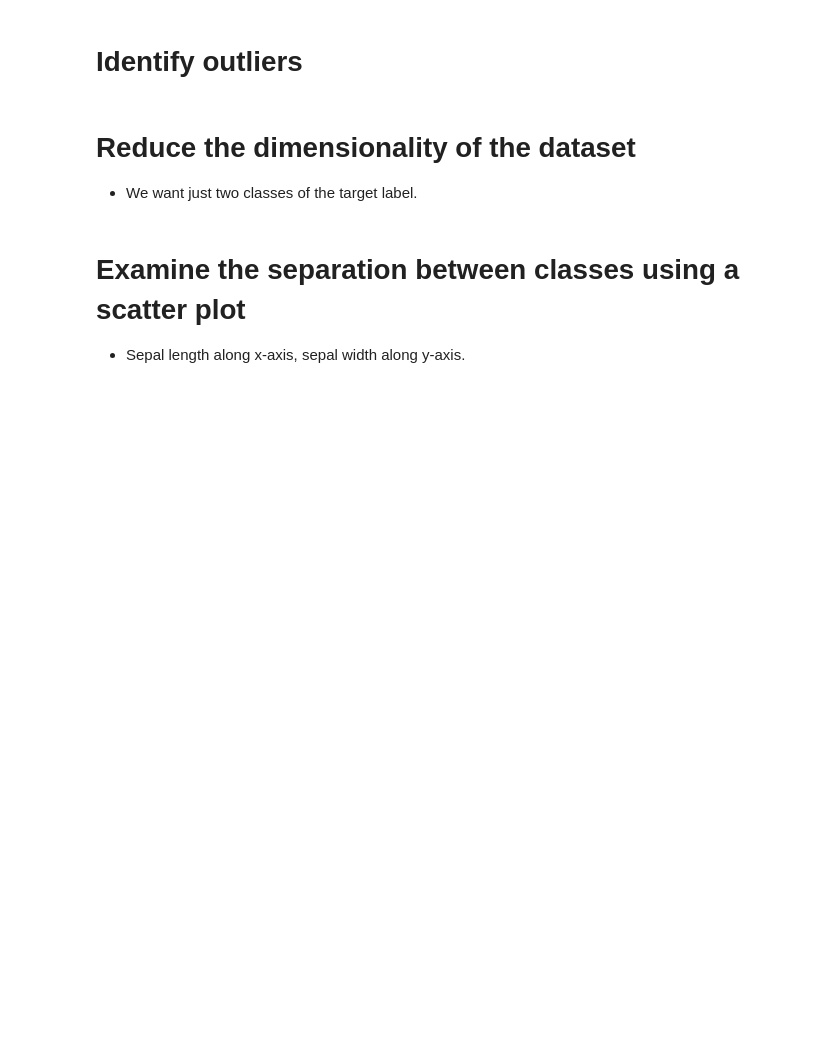
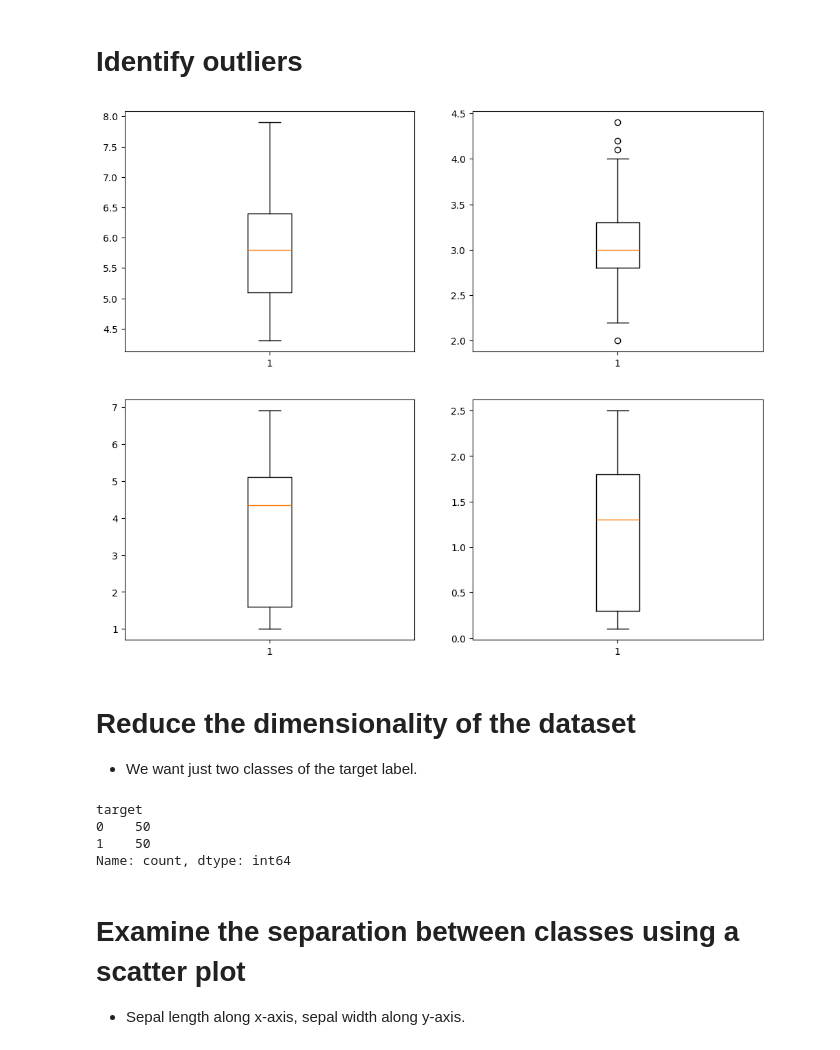
Before and after one commit to Tuwaiq-Data-Science-Bootcamp-V5/SVM_Lab1, a Jupyter notebook: SVMs-Iris.ipynb, the cells around one changed output. Drawn from its saved outputs; the diff is of its cells as text; code cells hidden in the pictures; blank space fills up the shorter version.

```diff
--- a/SVMs-Iris.ipynb
+++ b/SVMs-Iris.ipynb
@@ -33,5 +44,15 @@ Libraries used in this project:
     - Do not forget the column names.
     - Also the target label.
 3. Print the first ten rows.
+# %%
+from sklearn.datasets import load_iris
+iris = datasets.load_iris()
+X = iris.data
+y = iris.target
+df = pd.DataFrame(X, columns=['sepal length', 'sepal width','petal length', 'petal width'])
+df['target'] = y
 # %% [markdown]
 # Examine a general summary of statistics
+# %%
+df['target']=df['target'].astype('int64')
+df.describe()
@@ -38,9 +69,32 @@ Libraries used in this project:
 # %% [markdown]
 # Identify outliers
+# %%
+fig, axs = plt.subplots(2, 2, figsize=(12, 10))
+
+axs[0, 0].boxplot(df['sepal length'])
+
+axs[0, 1].boxplot(df['sepal width'])
+
+axs[1, 0].boxplot(df['petal length'])
+
+axs[1, 1].boxplot(df['petal width'])
+
+plt.show()
+# %% [output]
+[figure, added]
 # %% [markdown]
 # Reduce the dimensionality of the dataset
 
 - We want just two classes of the target label.
+# %%
+df['target'].replace(2.0,' ',inplace=True)
+df = df.drop(df[df['target'] == ' '].index)
+df['target'].value_counts()
+# %% [output]
+target
+0    50
+1    50
+Name: count, dtype: int64
 # %% [markdown]
 # Examine the separation between classes using a scatter plot
 
```
Also changed, not shown: parts of 6 cells of this notebook.
